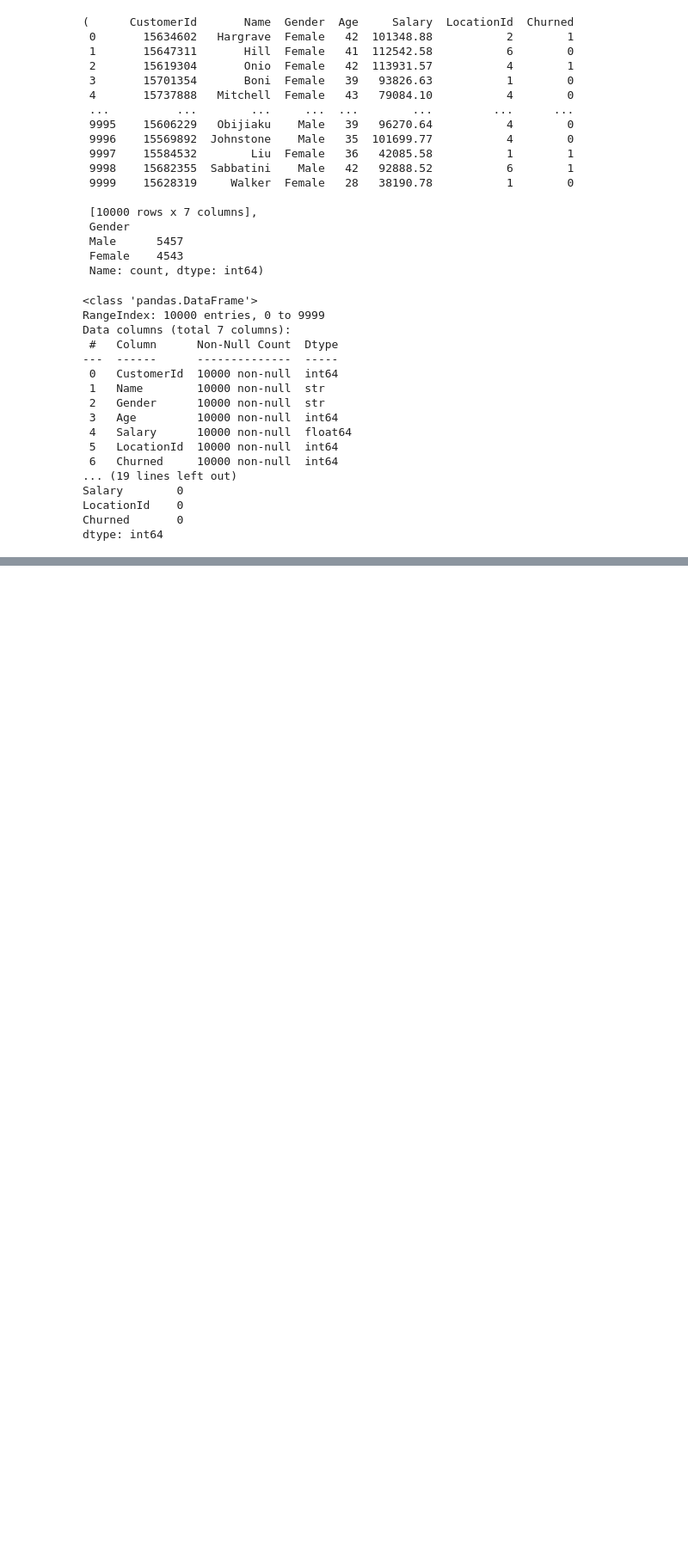
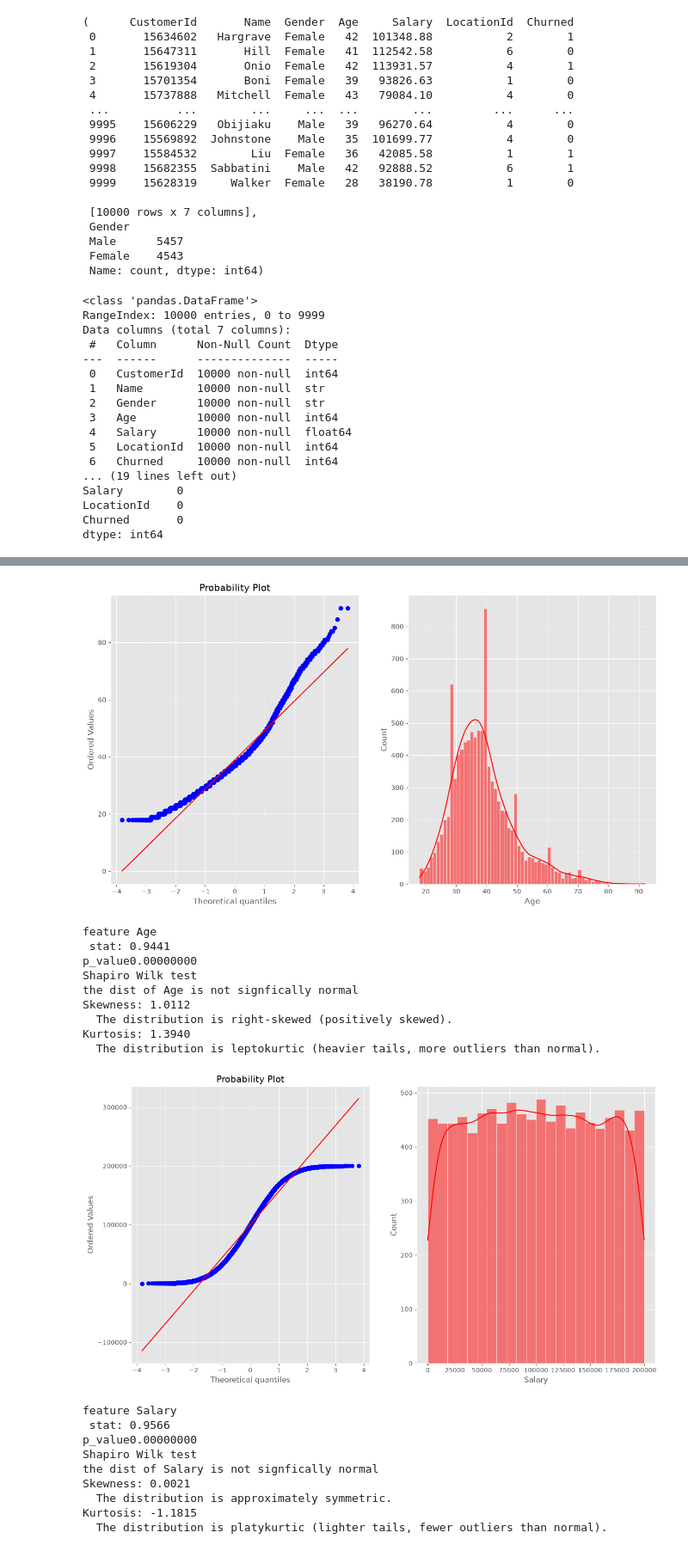
Before and after one commit to braabarkat2004-boop/Customer-Churn-Proj-, a Jupyter notebook: Demographic.ipynb, the cells around one changed output, grey strips where cells are left out. Shown at 86% size. Drawn from its saved outputs; the diff is of its cells as text; code cells hidden in the pictures; blank space fills up the shorter version.

```diff
--- a/Demographic.ipynb
+++ b/Demographic.ipynb
@@ -173,0 +225,66 @@ for col in columns_dist:
+# %%
+from scipy import stats
+def checking_normality(data,features):
+    plt.figure(figsize=(15,8))
+    plt.subplot(1,2,1)
+    stats.probplot(data[features],dist="norm",plot=plt)
+
+    plt.subplot(1,2,2)
+    sns.histplot(data[features],kde=True, color="red")
+    plt.show()
+
+    print(f"feature {features}")
+    stat,p_value=stats.shapiro(data[features])
+    print(f" stat: {stat:.4f}")
+    print(f"p_value{p_value:.8f}")
+
+    print("Shapiro Wilk test")
+    if p_value<0.05:
+        print(f"the dist of {features} is not signfically normal ")
+    else:
+        print(f"the dist of {features} is signfically normal ")
+
+    skewness=stats.skew(data[features])
+    kurtosis=stats.kurtosis(data[features])
+
+    print(f"Skewness: {skewness:.4f}")
+    if abs(skewness) < 0.5:
+        print("  The distribution is approximately symmetric.")
+    elif skewness > 0.5:
+        print("  The distribution is right-skewed (positively skewed).")
+    else:  # skewness < -0.5
+        print("  The distribution is left-skewed (negatively skewed).")
+
+    print(f"Kurtosis: {kurtosis:.4f}")
+    if abs(kurtosis) < 0.5:
+        print("  The distribution has a similar tail weight as the normal distribution.")
+    elif kurtosis > 0.5:
+        print("  The distribution is leptokurtic (heavier tails, more outliers than normal).")
+    else:  # kurtosis < -0.5
+        print("  The distribution is platykurtic (lighter tails, fewer outliers than normal).")
+    print("\n")
+
+columns_dist = ["Age", "Salary"]
+for feat in columns_dist:
+    checking_normality(df, feat)
+# %% [output]
+[figure, added]
+feature Age
+ stat: 0.9441
+p_value0.00000000
+Shapiro Wilk test
+the dist of Age is not signfically normal
+Skewness: 1.0112
+  The distribution is right-skewed (positively skewed).
+Kurtosis: 1.3940
+  The distribution is leptokurtic (heavier tails, more outliers than normal).
+[figure, added]
+feature Salary
+ stat: 0.9566
+p_value0.00000000
+Shapiro Wilk test
+the dist of Salary is not signfically normal
+Skewness: 0.0021
+  The distribution is approximately symmetric.
+Kurtosis: -1.1815
+  The distribution is platykurtic (lighter tails, fewer outliers than normal).
```
Also changed, not shown: parts of 3 cells of this notebook.
